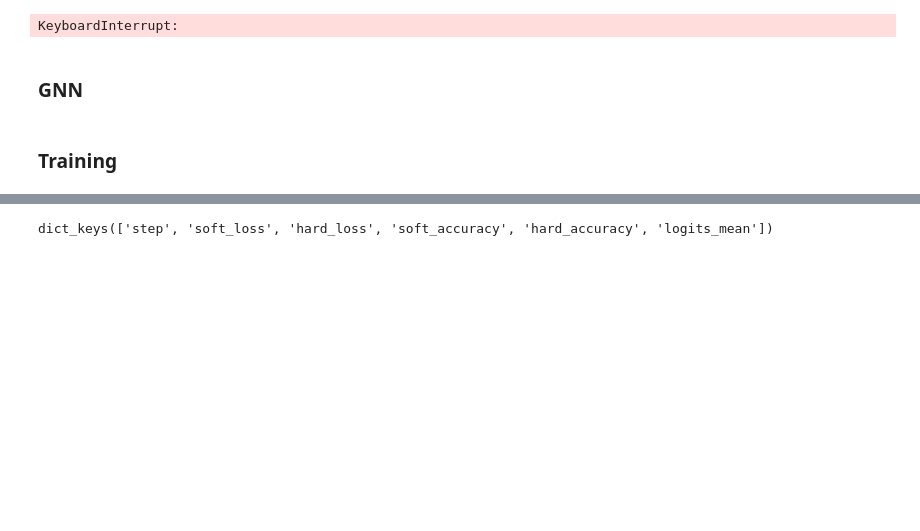
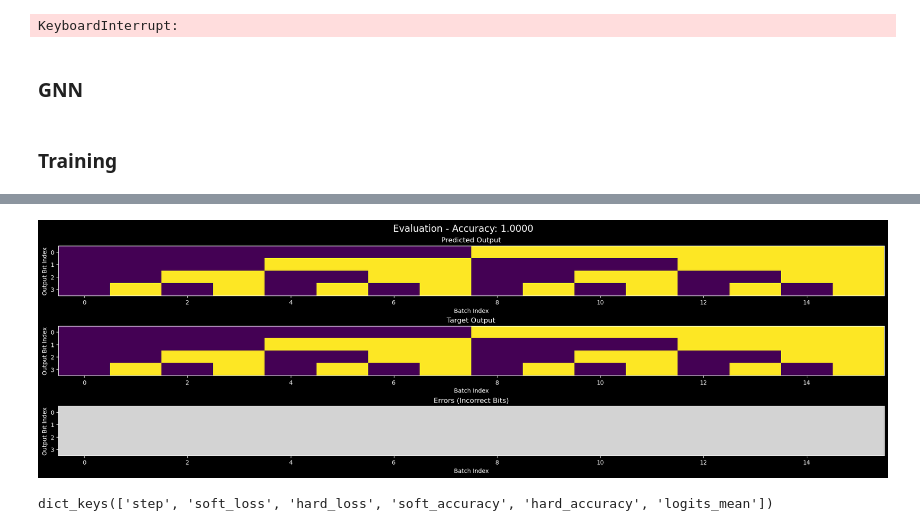
Before and after one commit to GabrielBena/boolean_nca_cc, a Jupyter notebook: random_boolean_nets.ipynb, the cells around one changed output, grey strips where cells are left out. Drawn from its saved outputs; the diff is of its cells as text; code cells hidden in the pictures; blank space fills up the shorter version.

```diff
--- a/random_boolean_nets.ipynb
+++ b/random_boolean_nets.ipynb
@@ -323,0 +319,9 @@ step_metrics = evaluate_model_stepwise(
+# %%
+for i in range(10):
+    graph = gnn(graph)
+# %%
+final_logits = extract_logits_from_graph(graph, [l.shape for l in logits_gnn])
+# %%
+metrics = evaluate_and_visualize(final_logits, wires, x, y0, hard=True)
+# %% [output]
+[figure, added]
```
Also changed, not shown: parts of 26 cells of this notebook, 13 other files.
